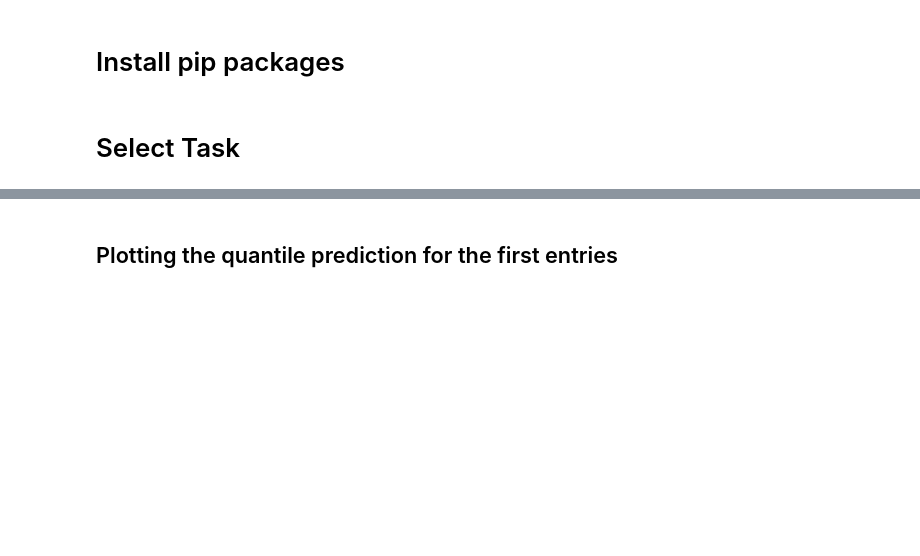
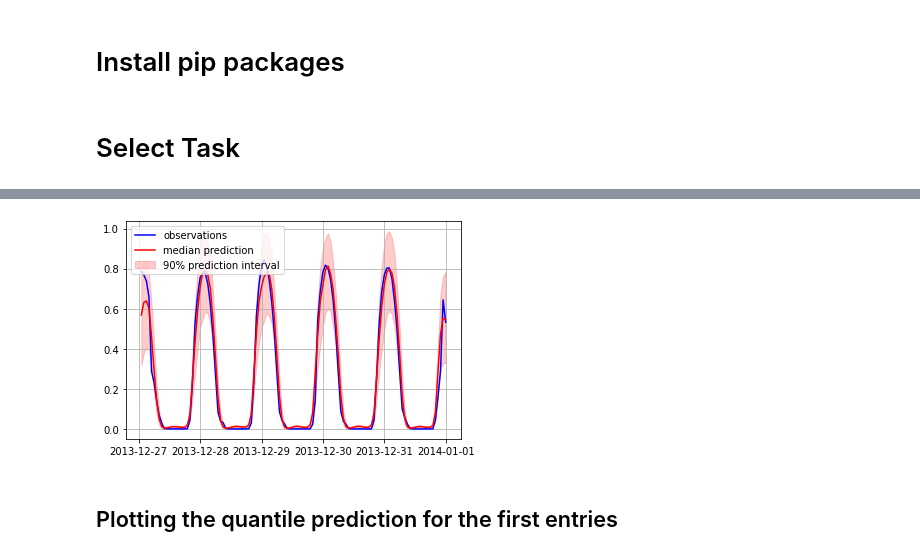
Before and after one commit to pavelzw/GEFCom14-S-comparison, a Jupyter notebook: gefcom14-s-deepar.ipynb, the cells around one changed output, grey strips where cells are left out. Cells and saved outputs as stored; diff of their text form; code cells hidden in the pictures; blank space fills up the shorter version.

```diff
--- a/gefcom14-s-deepar.ipynb
+++ b/gefcom14-s-deepar.ipynb
@@ -269,3 +263,34 @@ averaged_predictions
+# %%
+import matplotlib.pyplot as plt
+
+def plot_prob_forecasts(target, forecast, output_file=None):
+    prediction_length = 5 * 24
+    prediction_intervals = (50, 90)
+    legend = ["observations", "median prediction"] + [f"{k}% prediction interval" for k in prediction_intervals][::-1]
+
+    plt.plot(target[-prediction_length:], 'b')
+    for p in prediction_intervals:
+        if p != 50:
+            lower = forecast[str(p/100)]
+            upper = forecast[str((100-p)/100)]
+
+            plt.fill_between(
+                target[-prediction_length:].index, lower[-prediction_length:], upper[-prediction_length:], alpha=0.2, color="r",
+                label="Pred. interval")
+        else:
+            median = forecast[str(p/100)]
+            plt.plot(target[-prediction_length:].index, median[-prediction_length:], 'r')
+    plt.grid(which="both")
+    plt.legend(legend, loc="upper left")
+    if output_file is not None:
+        plt.savefig(output_file)
+    plt.show()
+
+target = tss[0]
+forecast = averaged_predictions[averaged_predictions['ZONEID'] == 1]
+plot_prob_forecasts(target, forecast, output_file=f'sqf_rnn_plot_{task}.pdf')
+# %% [output]
+[figure, added]
 # %% [markdown]
 ## Plotting the quantile prediction for the first entries
 # %%
```
Also changed, not shown: parts of 12 cells of this notebook, 2 other files.
